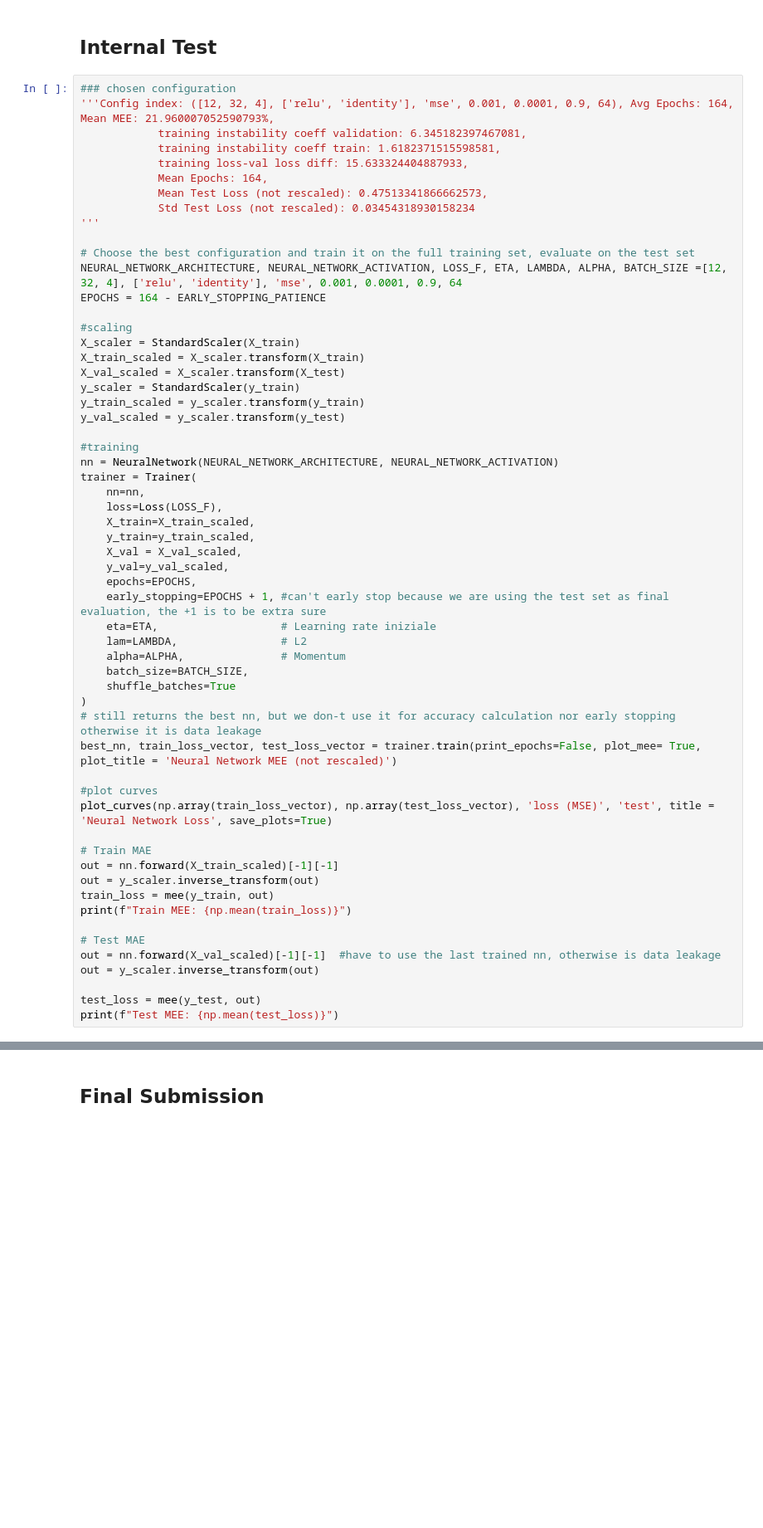
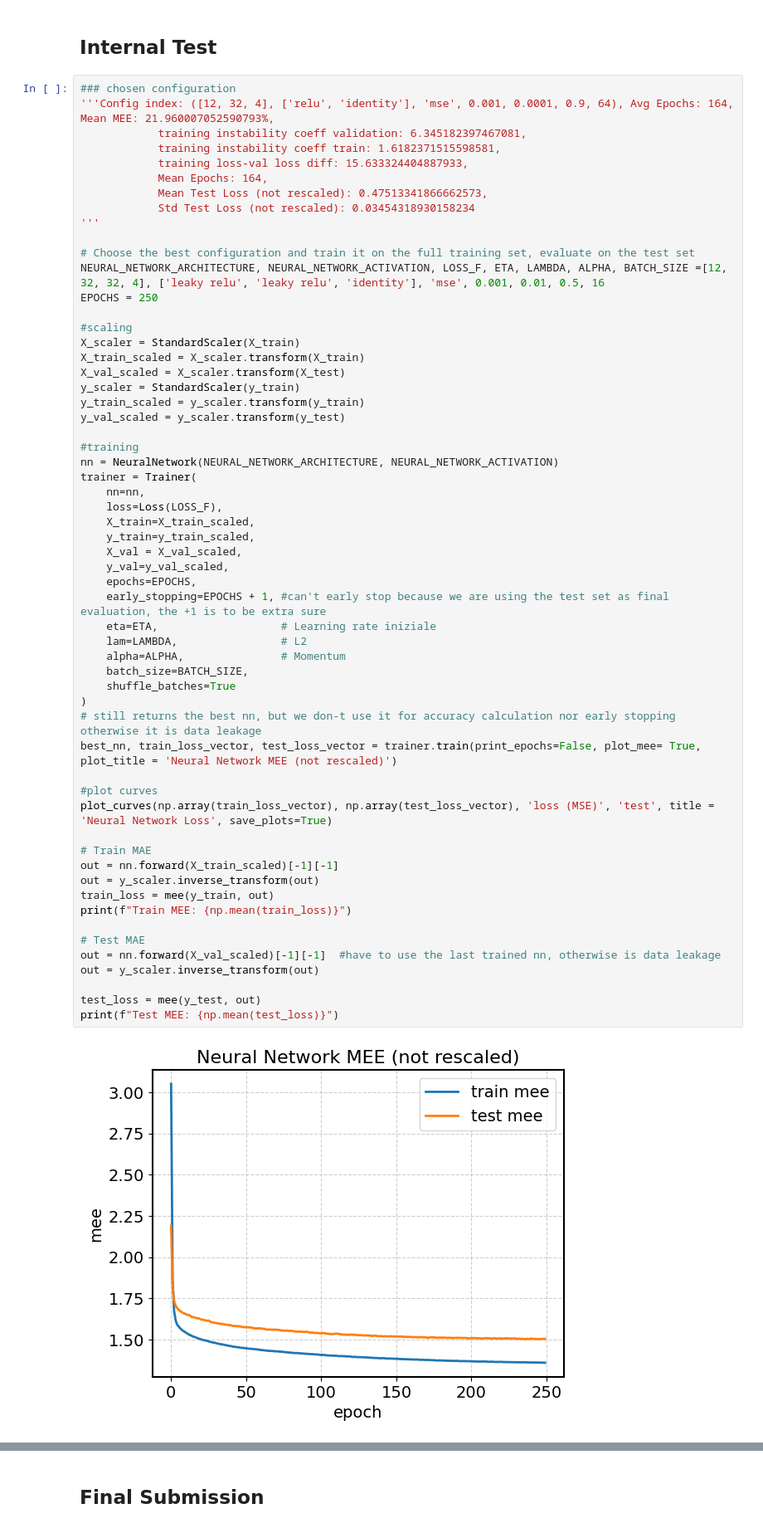
Before and after one commit to effe1209/ProjectML_Course, a Jupyter notebook: mlcup.ipynb, the cells around one changed output, grey strips where cells are left out. Shown at 83% size. Cells and saved outputs as stored; diff of their text form; blank space fills up the shorter version.

Commit message:
new batch tech

```diff
--- a/mlcup.ipynb
+++ b/mlcup.ipynb
@@ -120,8 +140,8 @@ print_top_25(CONFIG_DICTIONARY, CONFIG_DICTIONARY_EPOCHS, CONFIG_DICTIONARY_INST
 '''
 
 # Choose the best configuration and train it on the full training set, evaluate on the test set
-NEURAL_NETWORK_ARCHITECTURE, NEURAL_NETWORK_ACTIVATION, LOSS_F, ETA, LAMBDA, ALPHA, BATCH_SIZE =[12, 32, 4], ['relu', 'identity'], 'mse', 0.001, 0.0001, 0.9, 64
-EPOCHS = 164 - EARLY_STOPPING_PATIENCE
+NEURAL_NETWORK_ARCHITECTURE, NEURAL_NETWORK_ACTIVATION, LOSS_F, ETA, LAMBDA, ALPHA, BATCH_SIZE =[12, 32, 32, 4], ['leaky relu', 'leaky relu', 'identity'], 'mse', 0.001, 0.01, 0.5, 16
+EPOCHS = 250
 
 #scaling
 X_scaler = StandardScaler(X_train)
@@ -139,30 +159,32 @@ trainer = Trainer(
     X_train=X_train_scaled,
     y_train=y_train_scaled,
     X_val = X_val_scaled,
     y_val=y_val_scaled,
     epochs=EPOCHS,
     early_stopping=EPOCHS + 1, #can't early stop because we are using the test set as final evaluation, the +1 is to be extra sure
     eta=ETA,                   # Learning rate iniziale
     lam=LAMBDA,                # L2
     alpha=ALPHA,               # Momentum
     batch_size=BATCH_SIZE,
     shuffle_batches=True
 )
 # still returns the best nn, but we don-t use it for accuracy calculation nor early stopping otherwise it is data leakage
 best_nn, train_loss_vector, test_loss_vector = trainer.train(print_epochs=False, plot_mee= True, plot_title = 'Neural Network MEE (not rescaled)')
 
 #plot curves
 plot_curves(np.array(train_loss_vector), np.array(test_loss_vector), 'loss (MSE)', 'test', title = 'Neural Network Loss', save_plots=True)
 
 # Train MAE
 out = nn.forward(X_train_scaled)[-1][-1]
 out = y_scaler.inverse_transform(out)
 train_loss = mee(y_train, out)
 print(f"Train MEE: {np.mean(train_loss)}")
 
 # Test MAE
 out = nn.forward(X_val_scaled)[-1][-1]  #have to use the last trained nn, otherwise is data leakage
 out = y_scaler.inverse_transform(out)
 
 test_loss = mee(y_test, out)
 print(f"Test MEE: {np.mean(test_loss)}")
+# %% [output]
+[figure, added]
```
Also changed, not shown: parts of 8 cells of this notebook, 3 other files.
